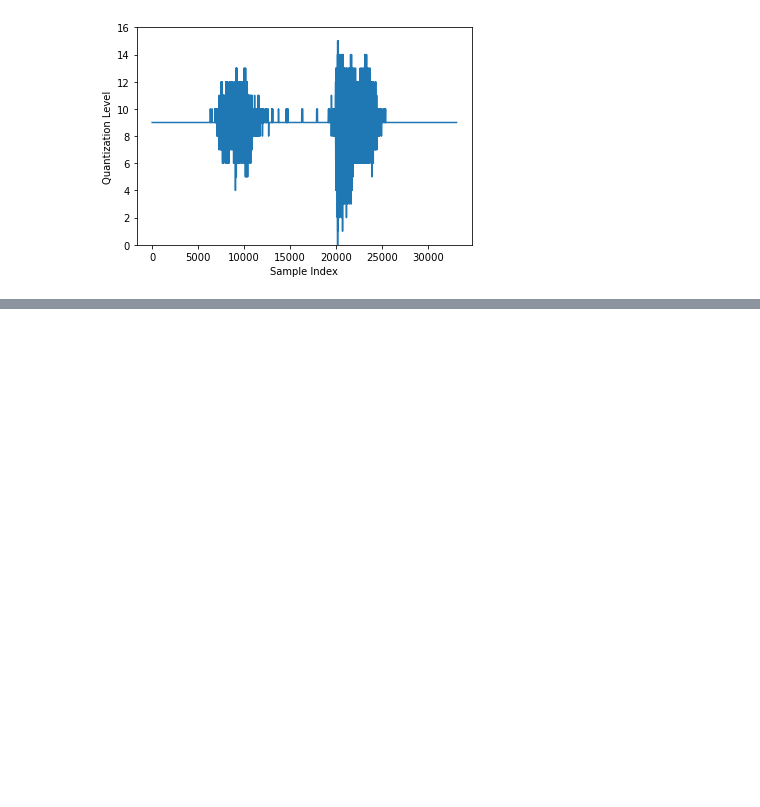
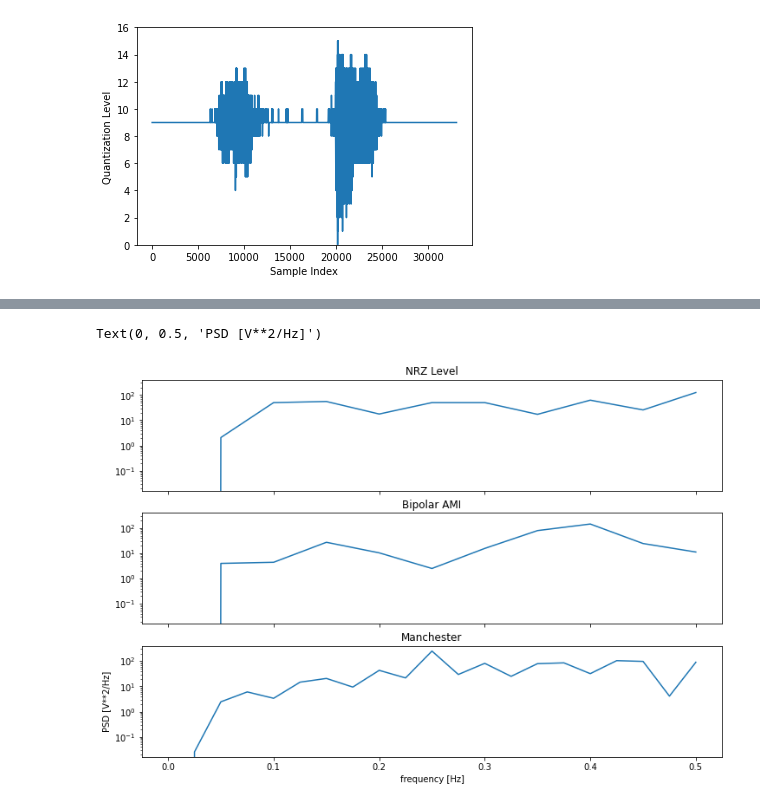
Before and after one commit to Ahbar1999/Digital-Signal-Processing-with-Python, a Jupyter notebook: Experiment02/experiment_01-Copy1.ipynb, the cells around one changed output, grey strips where cells are left out. Cells and saved outputs as stored; diff of their text form; code cells hidden in the pictures; blank space fills up the shorter version.

```diff
--- a/Experiment02/experiment_01-Copy1.ipynb
+++ b/Experiment02/experiment_01-Copy1.ipynb
@@ -148,0 +208,24 @@ Text(0, 0.5, 'Voltage Level')
+# %%
+#line encoding PSDs
+
+from scipy.signal import windows, welch
+from numpy import log10
+
+
+# plotting the PSD of the signal
+fig, axs = plt.subplots(3, figsize=(12, 8), sharex=True, sharey=True )
+f, Pxx_den = signal.periodogram(nrz_level)
+axs[0].semilogy(f, Pxx_den)
+axs[0].set_title("NRZ Level")
+f, Pxx_den = signal.periodogram(bipolar_ami)
+axs[1].set_title("Bipolar AMI")
+axs[1].semilogy(f, Pxx_den)
+
+f, Pxx_den = signal.periodogram(manchester)
+axs[2].set_title("Manchester")
+axs[2].semilogy(f, Pxx_den)
+axs[2].set_xlabel('frequency [Hz]')
+axs[2].set_ylabel('PSD [V**2/Hz]')
+# %% [output]
+Text(0, 0.5, 'PSD [V**2/Hz]')
+[figure, added]
```
Also changed, not shown: parts of 2 cells of this notebook.
